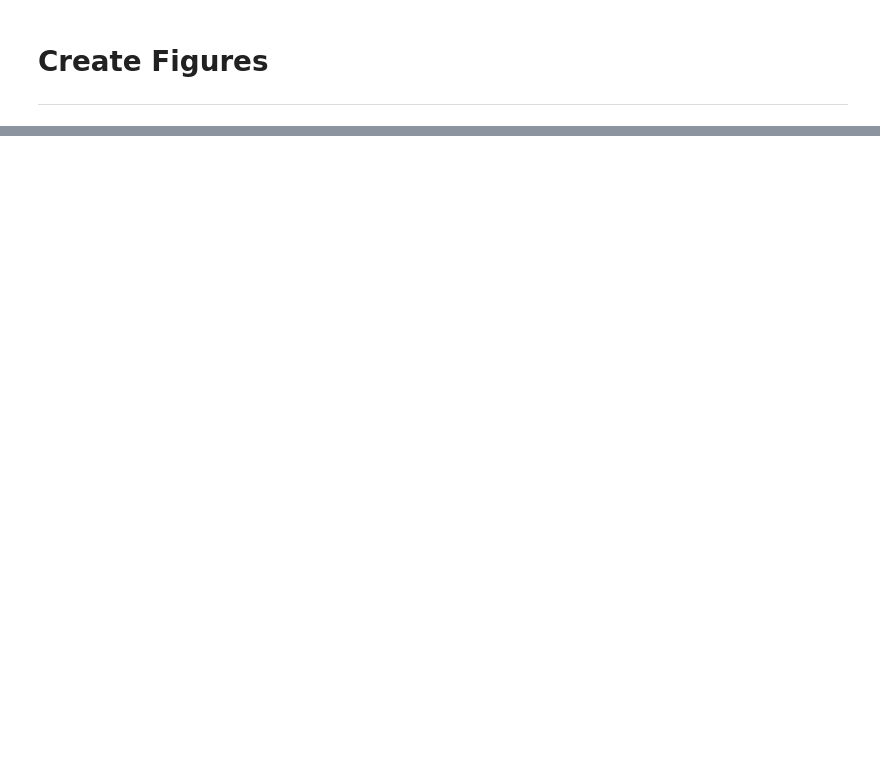
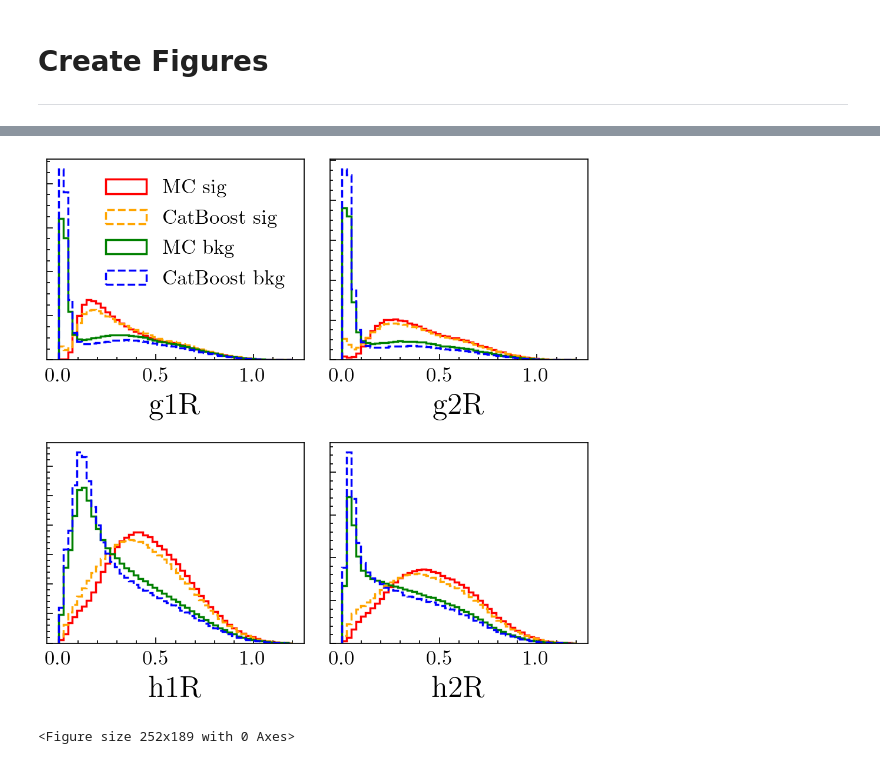
Before and after one commit to Gregtom3/nnPi0, a Jupyter notebook: catboost/evaluate.ipynb, the cells around one changed output, grey strips where cells are left out. Saved outputs shown, nothing was run; the diff lists cells and outputs as text; code cells hidden in the pictures; blank space fills up the shorter version.

```diff
--- a/catboost/evaluate.ipynb
+++ b/catboost/evaluate.ipynb
@@ -238,6 +248,49 @@ def make_model_MC_comparison_plot(df_MC,prob_MC,version,outdir,inputs):
     plt.tight_layout()
     plt.show()
     plt.savefig(outdir+"/"+version+"_MC.png")
+# %%
+def make_model_MC_comparison_plot_small(df_MC,prob_MC,version,outdir,inputs):
+
+    outdir=outdir+"/comparison"
+    if(not os.path.exists(outdir)):
+        os.makedirs(outdir)
+
+
+    # Get number of rows in grid
+    n_rows = 2
+
+
+    # Set up grid of subplots
+    fig, ax = plt.subplots(n_rows, 2, figsize=(4, 2*n_rows),dpi=250)
+    plt.subplots_adjust(hspace=0)
+    # Plot data for each input column
+    for i, branch in enumerate(inputs):
+        if(branch=="flag"):
+            continue
+        row = i // 2
+        col = i % 2
+
+        ax[row, col].hist(df_MC[branch][(df_MC[branch]!=0) & (prob_MC>0.9) ], bins=50, range=(pltfmt[branch]["min"],pltfmt[branch]["max"]),histtype=u'step', density=True, color="red",label='MC sig')
+        ax[row, col].hist(df_MC[branch][(df_MC[branch]!=0) & (df_MC["flag"]==1)], bins=50, range=(pltfmt[branch]["min"],pltfmt[branch]["max"]),histtype=u'step', density=True, linestyle='dashed',color="orange",label='CatBoost sig')
+        ax[row, col].hist(df_MC[branch][(df_MC[branch]!=0) & (prob_MC<0.9) ], bins=50, range=(pltfmt[branch]["min"],pltfmt[branch]["max"]),histtype=u'step', density=True, color="green",label='MC bkg')
+        ax[row, col].hist(df_MC[branch][(df_MC[branch]!=0) & (df_MC["flag"]==0)], bins=50, range=(pltfmt[branch]["min"],pltfmt[branch]["max"]),histtype=u'step', density=True, linestyle='dashed',color="blue",label='CatBoost bkg')
+        xtitle="$\mathrm{"+pltfmt[branch]["xtitle"]+"}$"
+        ax[row, col].set_xlabel(r"{}".format(xtitle),fontsize=15)
+        if (col == 0 and row == 0):
+            ax[row, col].legend()
+        if(branch in ["g_pcal_m2u", "g_pcal_m2v"]):
+            ax[row,col].set_yscale("log")
+        ax[row,col].tick_params(axis='y',labelsize=0)
+        ax[row,col].tick_params(top=False,right=False)
+        ax[row,col].tick_params(which="minor",top=False,right=False)
+        ax[row,col].set_yticklabels([])
+    for c in range(col+1,2):
+
+        fig.delaxes(ax[row,c])
+    # Tighten layout and show plot
+    plt.tight_layout()
+    plt.show()
+    plt.savefig(outdir+"/"+version+"_MC.png")
 # %% [markdown]
 # Create Figures
 ---
@@ -254 +307,6 @@ make_model_MC_comparison_plot(df_MC_inbending,prob_MC_inbending,"MC_inbending",o
 <Figure size 252x189 with 0 Axes>
+# %%
+make_model_MC_comparison_plot_small(df_MC_inbending,prob_MC_inbending,"MC_inbending",outdir,inputs[:4])
+# %% [output]
+[figure, added]
+<Figure size 252x189 with 0 Axes>
```
Also changed, not shown: parts of 5 cells of this notebook, 7 other files.
